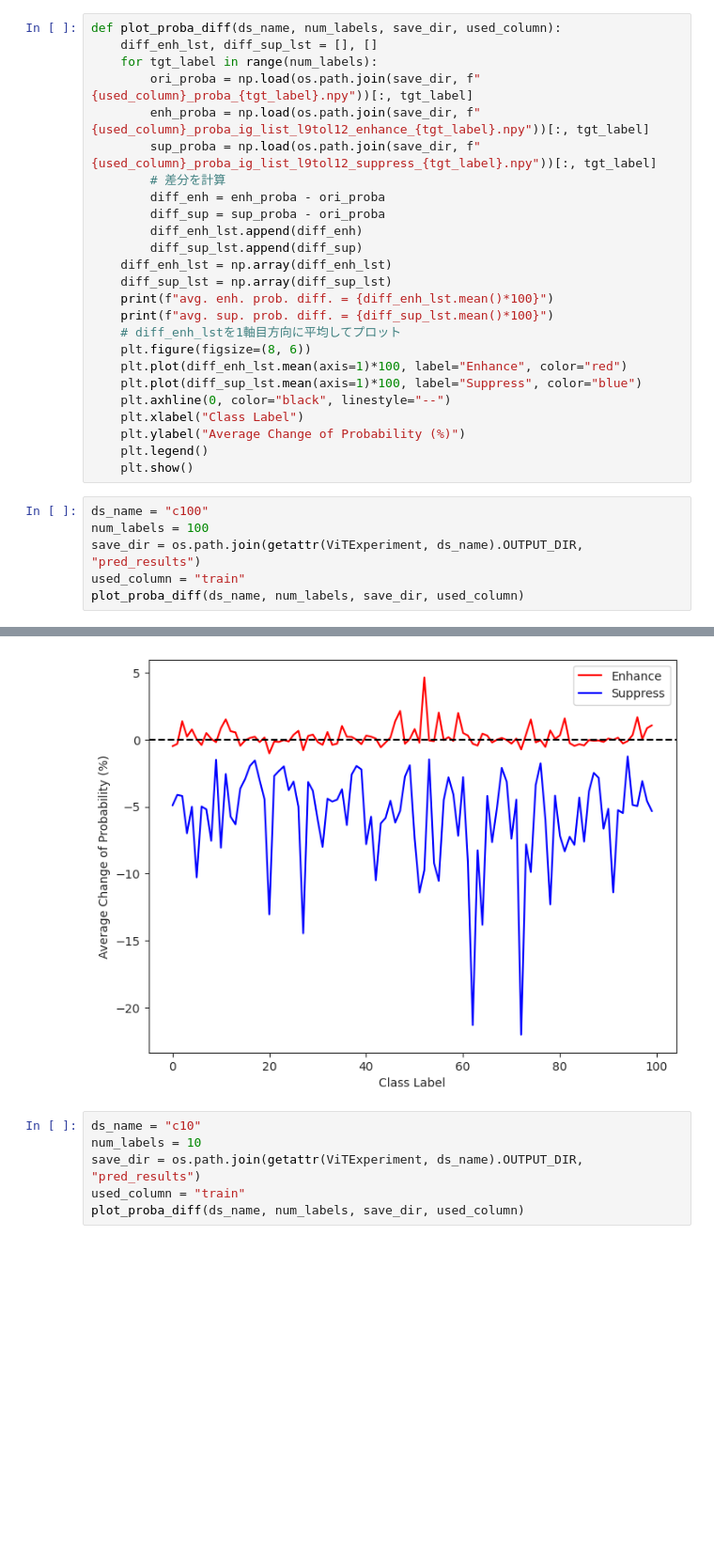
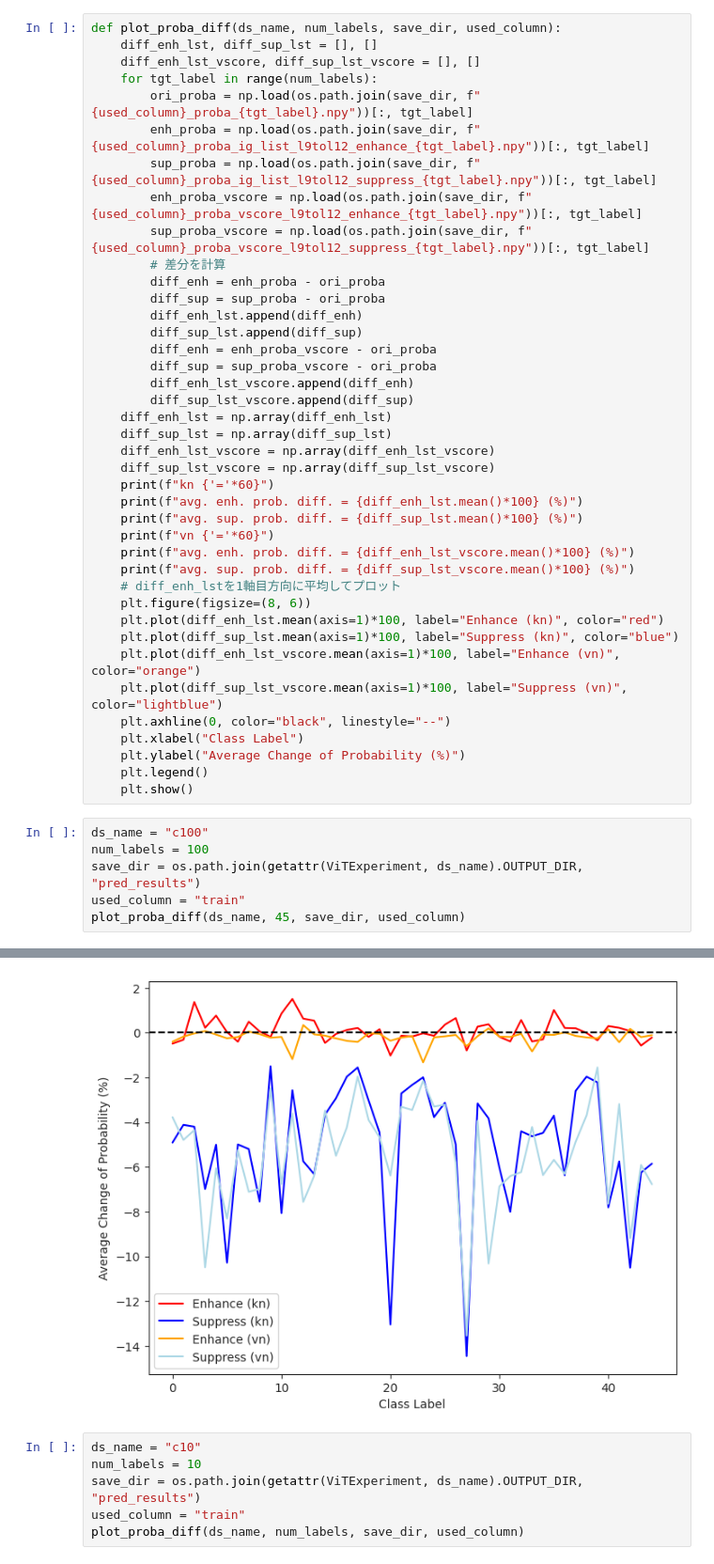
Before and after one commit to posl/RepTran-replication, a Jupyter notebook: playgrounds/analyze_proba_diff.ipynb, the cells around one changed output, grey strips where cells are left out. Shown at 94% size. Drawn from its saved outputs; the diff is of its cells as text; blank space fills up the shorter version.

```diff
--- a/playgrounds/analyze_proba_diff.ipynb
+++ b/playgrounds/analyze_proba_diff.ipynb
@@ -17,23 +23,38 @@ sns.set_style("ticks")
 # %%
 def plot_proba_diff(ds_name, num_labels, save_dir, used_column):
     diff_enh_lst, diff_sup_lst = [], []
+    diff_enh_lst_vscore, diff_sup_lst_vscore = [], []
     for tgt_label in range(num_labels):
         ori_proba = np.load(os.path.join(save_dir, f"{used_column}_proba_{tgt_label}.npy"))[:, tgt_label]
         enh_proba = np.load(os.path.join(save_dir, f"{used_column}_proba_ig_list_l9tol12_enhance_{tgt_label}.npy"))[:, tgt_label]
         sup_proba = np.load(os.path.join(save_dir, f"{used_column}_proba_ig_list_l9tol12_suppress_{tgt_label}.npy"))[:, tgt_label]
+        enh_proba_vscore = np.load(os.path.join(save_dir, f"{used_column}_proba_vscore_l9tol12_enhance_{tgt_label}.npy"))[:, tgt_label]
+        sup_proba_vscore = np.load(os.path.join(save_dir, f"{used_column}_proba_vscore_l9tol12_suppress_{tgt_label}.npy"))[:, tgt_label]
         # 差分を計算
         diff_enh = enh_proba - ori_proba
         diff_sup = sup_proba - ori_proba
         diff_enh_lst.append(diff_enh)
         diff_sup_lst.append(diff_sup)
+        diff_enh = enh_proba_vscore - ori_proba
+        diff_sup = sup_proba_vscore - ori_proba
+        diff_enh_lst_vscore.append(diff_enh)
+        diff_sup_lst_vscore.append(diff_sup)
     diff_enh_lst = np.array(diff_enh_lst)
     diff_sup_lst = np.array(diff_sup_lst)
-    print(f"avg. enh. prob. diff. = {diff_enh_lst.mean()*100}")
-    print(f"avg. sup. prob. diff. = {diff_sup_lst.mean()*100}")
+    diff_enh_lst_vscore = np.array(diff_enh_lst_vscore)
+    diff_sup_lst_vscore = np.array(diff_sup_lst_vscore)
+    print(f"kn {'='*60}")
+    print(f"avg. enh. prob. diff. = {diff_enh_lst.mean()*100} (%)")
+    print(f"avg. sup. prob. diff. = {diff_sup_lst.mean()*100} (%)")
+    print(f"vn {'='*60}")
+    print(f"avg. enh. prob. diff. = {diff_enh_lst_vscore.mean()*100} (%)")
+    print(f"avg. sup. prob. diff. = {diff_sup_lst_vscore.mean()*100} (%)")
     # diff_enh_lstを1軸目方向に平均してプロット
     plt.figure(figsize=(8, 6))
-    plt.plot(diff_enh_lst.mean(axis=1)*100, label="Enhance", color="red")
-    plt.plot(diff_sup_lst.mean(axis=1)*100, label="Suppress", color="blue")
+    plt.plot(diff_enh_lst.mean(axis=1)*100, label="Enhance (kn)", color="red")
+    plt.plot(diff_sup_lst.mean(axis=1)*100, label="Suppress (kn)", color="blue")
+    plt.plot(diff_enh_lst_vscore.mean(axis=1)*100, label="Enhance (vn)", color="orange")
+    plt.plot(diff_sup_lst_vscore.mean(axis=1)*100, label="Suppress (vn)", color="lightblue")
     plt.axhline(0, color="black", linestyle="--")
     plt.xlabel("Class Label")
     plt.ylabel("Average Change of Probability (%)")
@@ -44,5 +65,5 @@ ds_name = "c100"
 num_labels = 100
 save_dir = os.path.join(getattr(ViTExperiment, ds_name).OUTPUT_DIR, "pred_results")
 used_column = "train"
-plot_proba_diff(ds_name, num_labels, save_dir, used_column)
+plot_proba_diff(ds_name, 45, save_dir, used_column)
 # %% [output]
@@ -51,4 +76,4 @@ avg. sup. prob. diff. = -5.844159051775932
-[figure, old version]
+[figure, new version]
 # %%
 ds_name = "c10"
 num_labels = 10
```
Also changed, not shown: parts of 2 cells of this notebook, 8 other files.
